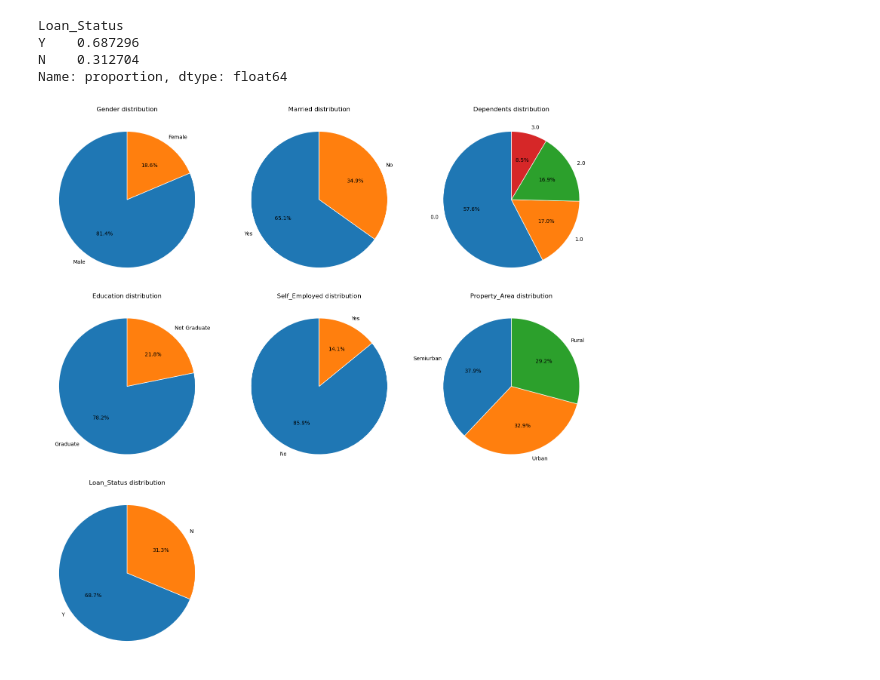
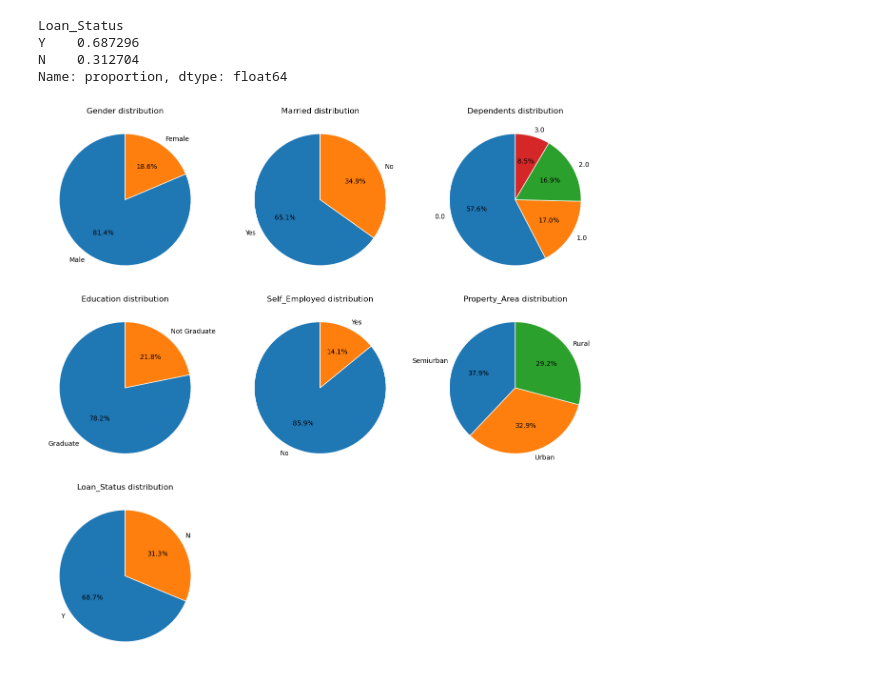
Before and after one commit to amikoshimrah/Loan-Approval-Prediction-Data-Engineering-ML-Pipeline, a Jupyter notebook: Loan Prediction using Data Engineering & Machine Learning.ipynb, the cells around one changed output. Saved outputs shown, nothing was run; the diff lists cells and outputs as text; code cells hidden in the pictures.

```diff
--- a/Loan Prediction using Data Engineering & Machine Learning.ipynb
+++ b/Loan Prediction using Data Engineering & Machine Learning.ipynb
@@ -155,4 +140,32 @@ Name: proportion, dtype: float64
 # Create simple features
 df['Dependents'] = df['Dependents'].replace('3+', '3')
 df['Dependents'] = df['Dependents'].astype(float)
+# %%
+# list of categorical columns in loan dataset
+categorical_features = ['Gender','Married','Dependents','Education','Self_Employed','Property_Area','Loan_Status']
+
+# number of subplots
+n = len(categorical_features)
+ncols = 3   # adjust layout (3 per row is usually neat)
+nrows = (n + ncols - 1) // ncols
+
+fig, axes = plt.subplots(nrows=nrows, ncols=ncols, figsize=(12, 4*nrows))
+
+for i, col in enumerate(categorical_features):
+    ax = axes[i // ncols, i % ncols]
+    df[col].value_counts().plot.pie(
+        autopct='%1.1f%%', ax=ax, startangle=90,
+        wedgeprops={'linewidth':1, 'edgecolor':'white'}
+    )
+    ax.set_ylabel('')
+    ax.set_title(f'{col} distribution')
+
+# hide empty subplot slots if any
+for j in range(i+1, nrows*ncols):
+    fig.delaxes(axes[j//ncols, j%ncols])
+
+plt.tight_layout()
+plt.show()
+# %% [output]
+[figure, added]
 # %%
@@ -160,31 +173,3 @@ df['Dependents'] = df['Dependents'].astype(float)
 numeric_features = ['ApplicantIncome','CoapplicantIncome','LoanAmount','Loan_Amount_Term','Credit_History']
 # categorical features
 categorical_features = ['Gender','Married','Dependents','Education','Self_Employed','Property_Area']
-# %%
-# list of categorical columns in loan dataset
-categorical_features = ['Gender','Married','Dependents','Education','Self_Employed','Property_Area','Loan_Status']
-
-# number of subplots
-n = len(categorical_features)
-ncols = 3   # adjust layout (3 per row is usually neat)
-nrows = (n + ncols - 1) // ncols
-
-fig, axes = plt.subplots(nrows=nrows, ncols=ncols, figsize=(15, 5*nrows))
-
-for i, col in enumerate(categorical_features):
-    ax = axes[i // ncols, i % ncols]
-    df[col].value_counts().plot.pie(
-        autopct='%1.1f%%', ax=ax, startangle=90,
-        wedgeprops={'linewidth':1, 'edgecolor':'white'}
-    )
-    ax.set_ylabel('')
-    ax.set_title(f'{col} distribution')
-
-# hide empty subplot slots if any
-for j in range(i+1, nrows*ncols):
-    fig.delaxes(axes[j//ncols, j%ncols])
-
-plt.tight_layout()
-plt.show()
-# %% [output]
-[figure, removed]
```
Also changed, not shown: parts of 17 cells of this notebook.
